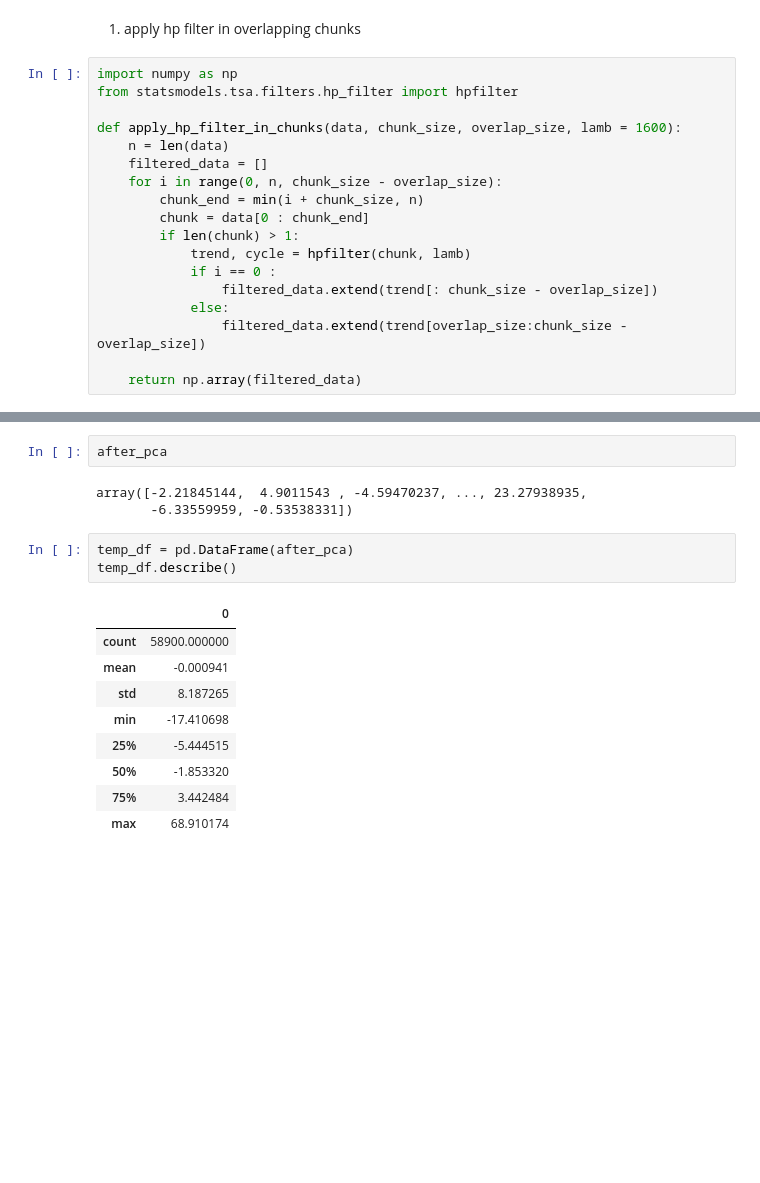
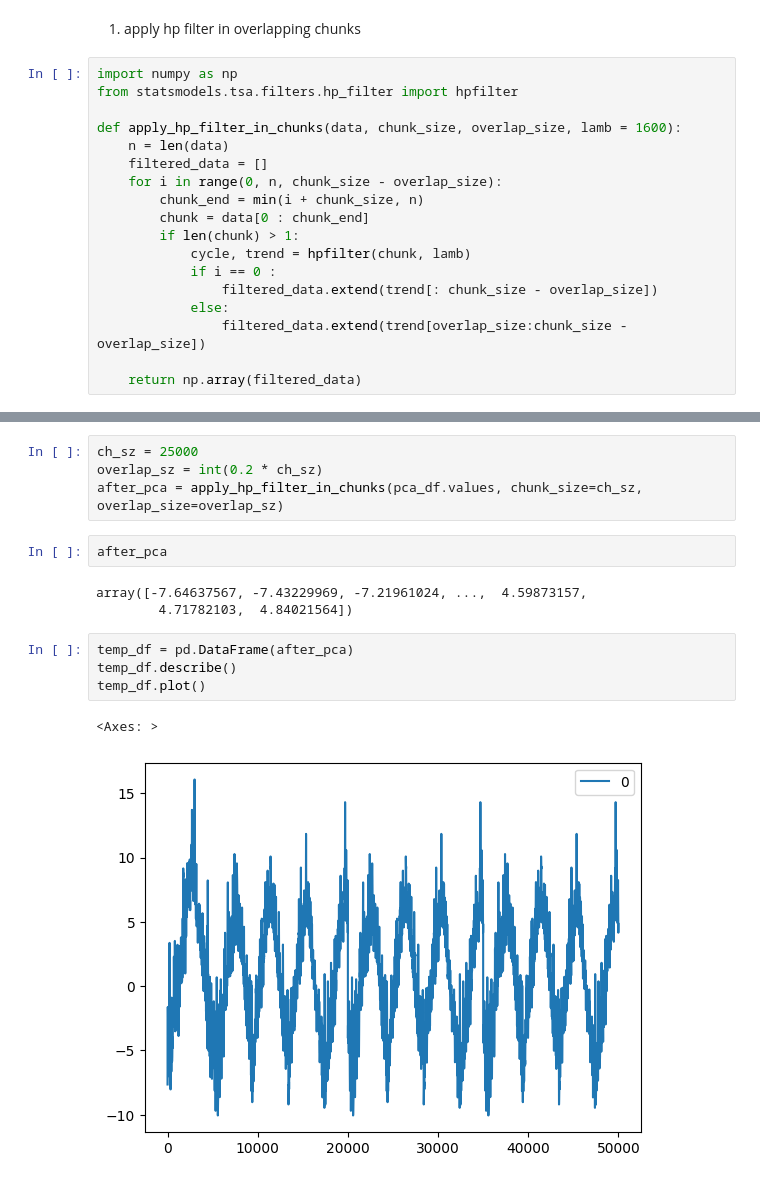
Before and after one commit to riderman10000/action_count_in_events3, a Jupyter notebook: all_code/time_series/test_ipca.ipynb, the cells around one changed output, grey strips where cells are left out. Drawn from its saved outputs; the diff is of its cells as text; blank space fills up the shorter version.

```diff
--- a/all_code/time_series/test_ipca.ipynb
+++ b/all_code/time_series/test_ipca.ipynb
@@ -181,7 +181,7 @@ def apply_hp_filter_in_chunks(data, chunk_size, overlap_size, lamb = 1600):
         chunk_end = min(i + chunk_size, n)
         chunk = data[0 : chunk_end]
         if len(chunk) > 1:
-            trend, cycle = hpfilter(chunk, lamb)
+            cycle, trend = hpfilter(chunk, lamb)
             if i == 0 :
                 filtered_data.extend(trend[: chunk_size - overlap_size])
             else:
@@ -193,18 +250,16 @@ after_pca = apply_hp_filter_in_chunks(pca_df.values, chunk_size=10000, overlap_s
+# %%
+ch_sz = 25000
+overlap_sz = int(0.2 * ch_sz)
+after_pca = apply_hp_filter_in_chunks(pca_df.values, chunk_size=ch_sz, overlap_size=overlap_sz)
 # %%
 after_pca
 # %% [output]
-array([-2.21845144,  4.9011543 , -4.59470237, ..., 23.27938935,
-       -6.33559959, -0.53538331])
+array([-7.64637567, -7.43229969, -7.21961024, ...,  4.59873157,
+        4.71782103,  4.84021564])
 # %%
 temp_df = pd.DataFrame(after_pca)
 temp_df.describe()
+temp_df.plot()
 # %% [output]
-|  | 0 |
-| count | 58900.000000 |
-| mean | -0.000941 |
-| std | 8.187265 |
-| min | -17.410698 |
-| 25% | -5.444515 |
-| 50% | -1.853320 |
-| 75% | 3.442484 |
-| max | 68.910174 |
+<Axes: >
+[figure, added]
```
Also changed, not shown: parts of 10 cells of this notebook, 1 other file.
